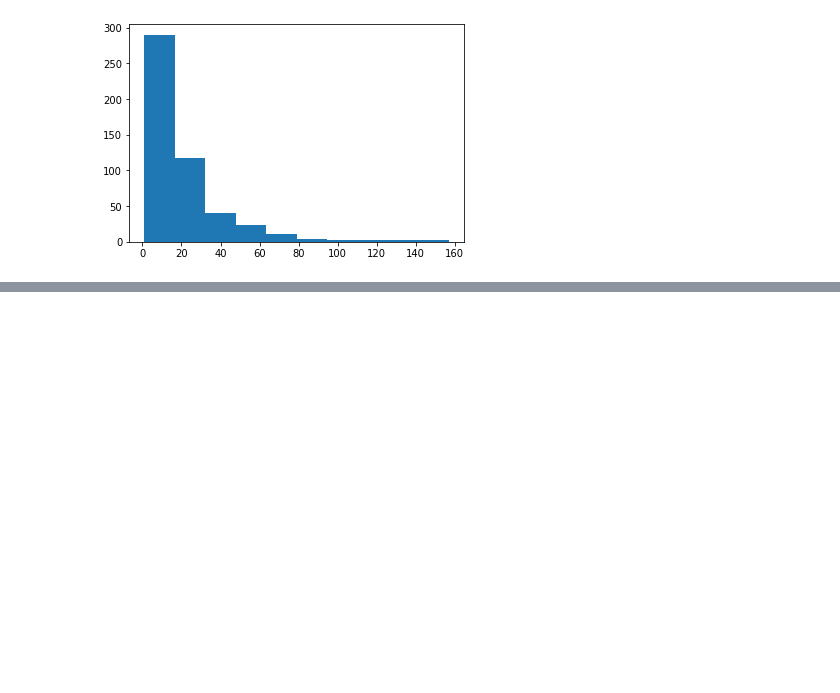
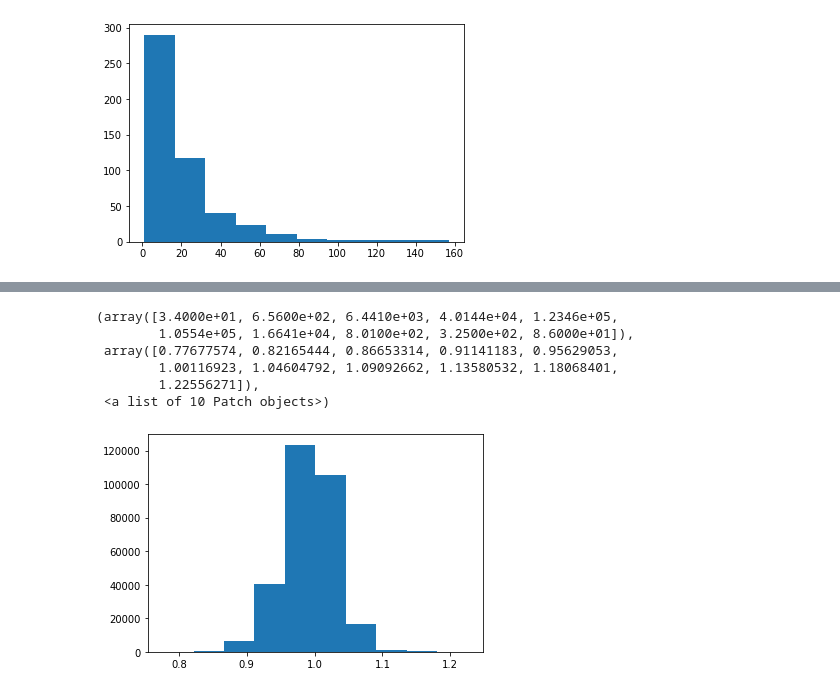
Before and after one commit to MartinBagaram/RecommendationSystem_MF-, a Jupyter notebook: notebooks/data_exploration.ipynb, the cells around one changed output, grey strips where cells are left out. Cells and saved outputs as stored; diff of their text form; code cells hidden in the pictures; blank space fills up the shorter version.

Commit message:
Finished running the model

```diff
--- a/notebooks/data_exploration.ipynb
+++ b/notebooks/data_exploration.ipynb
@@ -119,7 +61,0 @@ mat = data_ro.values
-# %%
-for i in range(len(mask)):
-    for j in range(len(mask[0])):
-        if np.isnan(mask[i,j]):
-            mask[i,j] = 0
-        else:
-            mask[i,j] = 1
@@ -158,9 +61,0 @@ data_ro
-# %%
-from matrix_completion import svt_solve, calc_unobserved_rmse
-
-U = np.random.randn(mat.shape[0], 2)
-V = np.random.randn(mat.shape[1], 2)
-R = mat + np.dot(U, V.T)
-
-# mask = np.round(np.random.rand(20, 15))
-R_hat = svt_solve(R, mask)
@@ -168,0 +62,3 @@ LinAlgError: SVD did not converge
+# %%
+train_df.fillna(0.0, inplace=True)
+test_df.fillna(0.0, inplace=True)
@@ -168,0 +174,16 @@ LinAlgError: SVD did not converge
+# %%
+kmax = 30
+ks  = range(2, kmax+1, 2)
+alphas = [10**i for i in range(-5,0)]
+betas = [10**i for i in range(-5,0)]
+lambdas = [10**i for i in range(-5,0)]
+best_test_error = {}
+for k in ks:
+    print(f'running k = {k}')
+    if k > 5:
+        for a in alphas:
+            for beta in betas:
+                for lambda_bias in lambdas:
+                    mf = MF(train_df.values, K=k, alpha=a, beta=beta, iterations=300, lambda_bias=lambda_bias, test=test_df.values)
+                    training_process, test_process = mf.train()
+                    best_test_error[(k, a, beta, lambda_bias)] = min(test_process)
@@ -168,0 +209,10 @@ LinAlgError: SVD did not converge
+# %%
+plt.hist(mf.full_matrix().flatten())
+# %% [output]
+(array([3.4000e+01, 6.5600e+02, 6.4410e+03, 4.0144e+04, 1.2346e+05,
+        1.0554e+05, 1.6641e+04, 8.0100e+02, 3.2500e+02, 8.6000e+01]),
+ array([0.77677574, 0.82165444, 0.86653314, 0.91141183, 0.95629053,
+        1.00116923, 1.04604792, 1.09092662, 1.13580532, 1.18068401,
+        1.22556271]),
+ <a list of 10 Patch objects>)
+[figure, added]
```
Also changed, not shown: parts of 26 cells of this notebook, 4 other files.
